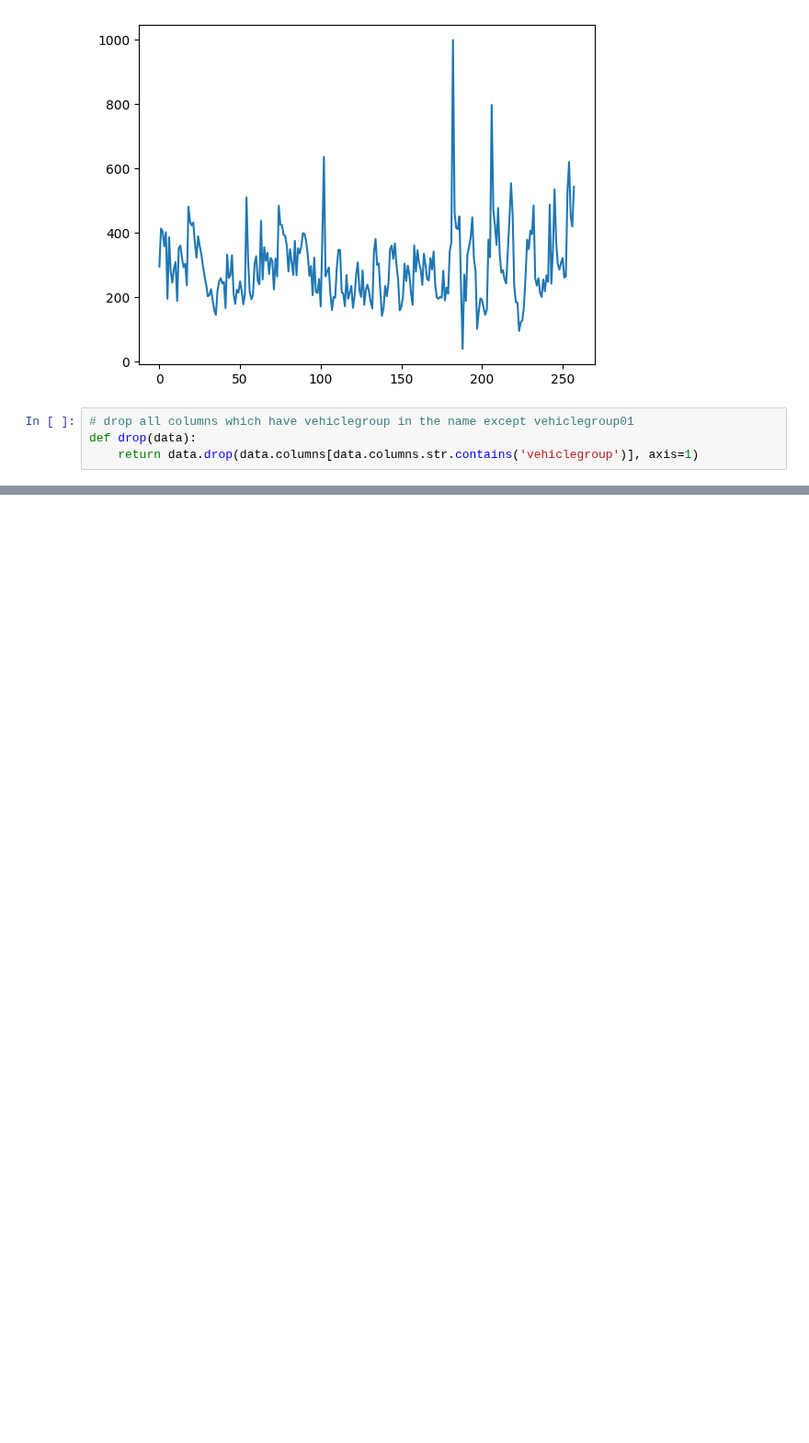
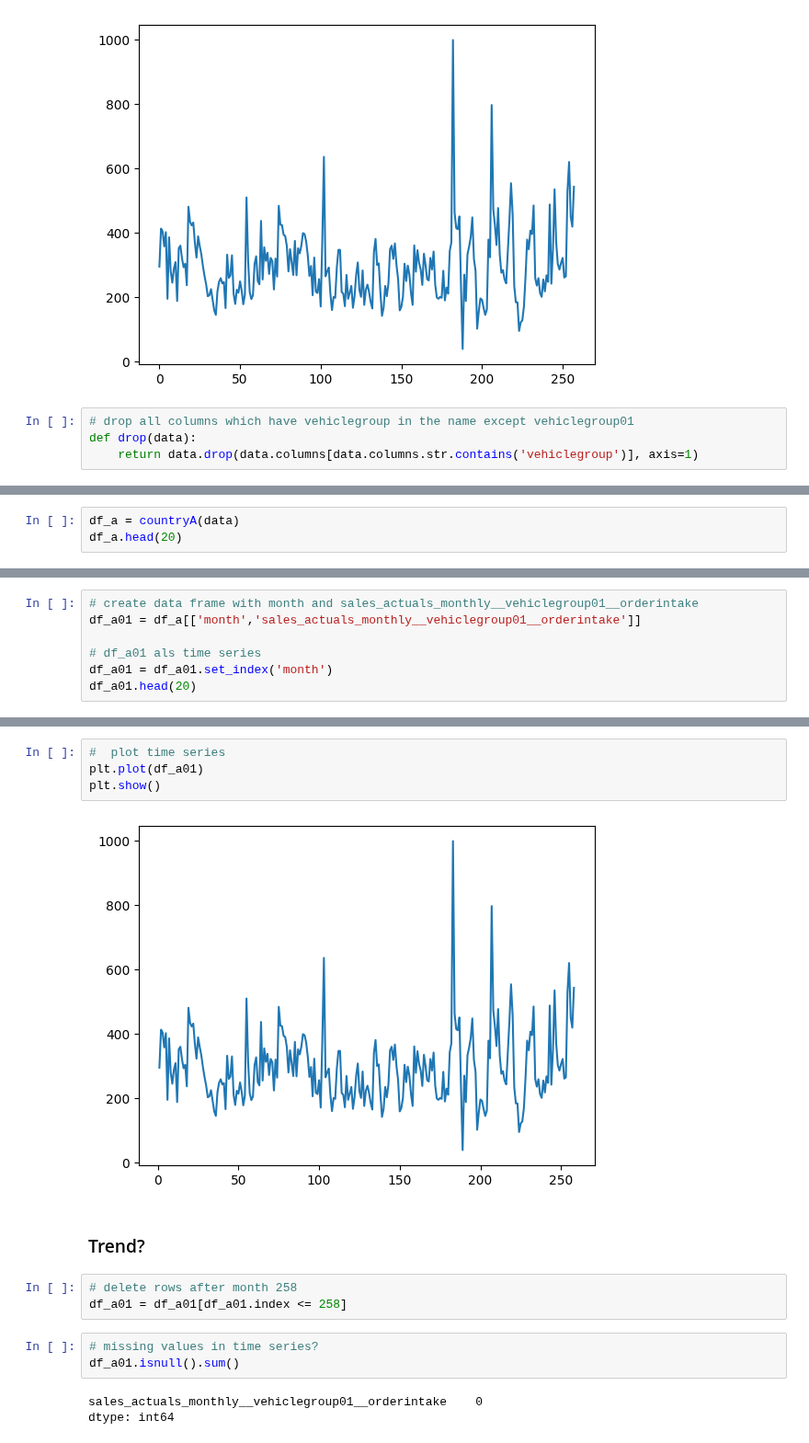
Before and after one commit to zuivu/porsche-forecast-sale, a Jupyter notebook: Stefan1.ipynb, the cells around one changed output, grey strips where cells are left out. Shown at 92% size. Saved outputs shown, nothing was run; the diff lists cells and outputs as text; blank space fills up the shorter version.

```diff
--- a/Stefan1.ipynb
+++ b/Stefan1.ipynb
@@ -84,0 +87,3 @@ def drop(data):
+# %%
+df_a = countryA(data)
+df_a.head(20)
@@ -84,0 +109,7 @@ def drop(data):
+# %%
+# create data frame with month and sales_actuals_monthly__vehiclegroup01__orderintake
+df_a01 = df_a[['month','sales_actuals_monthly__vehiclegroup01__orderintake']]
+
+# df_a01 als time series
+df_a01 = df_a01.set_index('month')
+df_a01.head(20)
@@ -84,0 +135,17 @@ def drop(data):
+# %%
+#  plot time series
+plt.plot(df_a01)
+plt.show()
+# %% [output]
+[figure, added]
+# %% [markdown]
+### Trend?
+# %%
+# delete rows after month 258
+df_a01 = df_a01[df_a01.index <= 258]
+# %%
+# missing values in time series?
+df_a01.isnull().sum()
+# %% [output]
+sales_actuals_monthly__vehiclegroup01__orderintake    0
+dtype: int64
```
Also changed, not shown: parts of 14 cells of this notebook, 1 other file.
